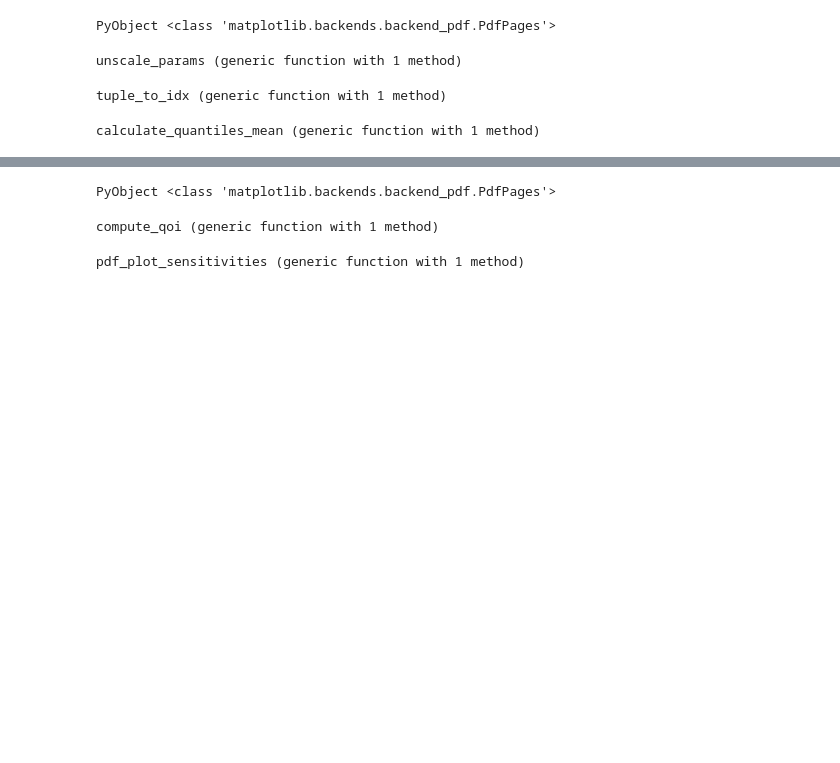
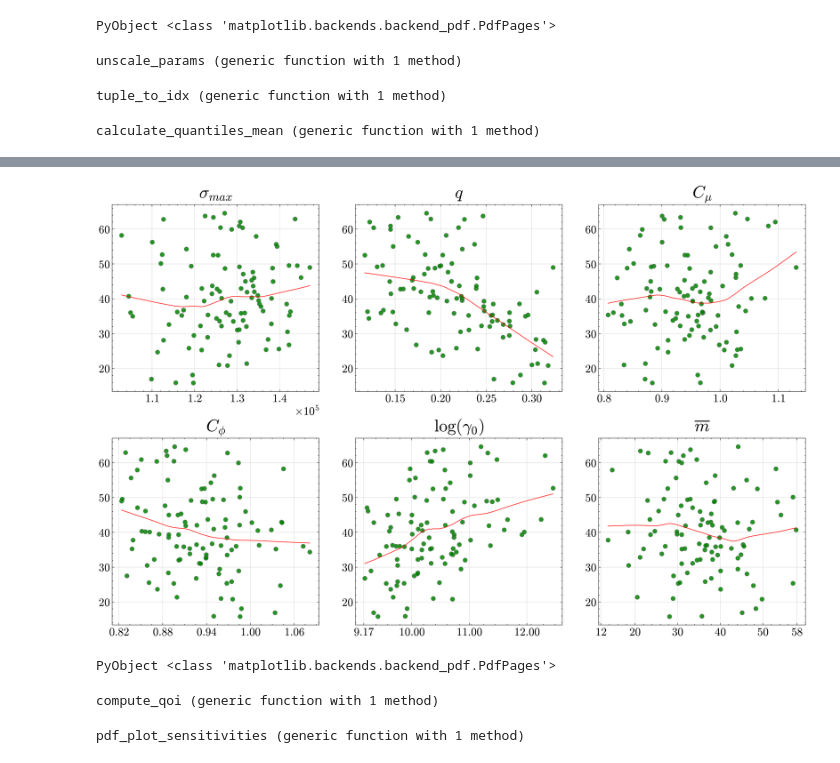
Before and after one commit to zlzerbe/Amery_Future_Learning_Study, a Jupyter notebook: Plotting_Notebooks/CH_Sensitivity_Plots.ipynb, the cells around one changed output, grey strips where cells are left out. Saved outputs shown, nothing was run; the diff lists cells and outputs as text; code cells hidden in the pictures; blank space fills up the shorter version.

```diff
--- a/Plotting_Notebooks/CH_Sensitivity_Plots.ipynb
+++ b/Plotting_Notebooks/CH_Sensitivity_Plots.ipynb
@@ -223,3 +164,62 @@ fig.savefig(output_file_name; bbox_inches="tight", dpi=300)
+# %%
+# --- plotting: 2×3 grid, one subplot per parameter ---
+fig, ax = PyPlot.subplots(nrows=2, ncols=3, figsize=(18, 11), dpi=300,
+    gridspec_kw=Dict("height_ratios"=>[1,1], "width_ratios"=>[1,1,1], "wspace"=>0.175, "hspace"=>0.25))
+
+FONTSIZE=20.5
+# fig.suptitle("Sea-level Contributions 90% Credible Interval Widths at $(chosen_year)"; fontsize=30, fontweight="bold", y=0.98)
+
+title_dict = Dict(1=>L"\sigma_{max}", 2=>L"q", 3=>L"C_{\mu}", 4=>L"C_{\phi}", 5=>L"\log(\gamma_0)", 6=>L"\overline{m}")
+tick_dict  = Dict(1=>[1.1e5,1.2e5,1.3e5,1.4e5],
+                  2=>[0.15,0.2,0.25,0.3],
+                  3=>[0.8,0.9,1,1.1],
+                  4=>[0.82,0.88,0.94,1,1.06],
+                  5=>[9.17,10,11,12],
+                  6=>[12,20,30,40,50,58])
+
+xlim_dict = Dict([1 => [1.02e5,1.485e5],
+                  2 => [0.108,0.333],
+                  3 => [0.78,1.148],
+                  4 => [0.81,1.095],
+                  5 => [9.05,12.6],
+                  6 => [10,60]])
+
+for j in 1:6
+    rI = (j-1) ÷ 3 + 1
+    cI = (j-1) % 3 + 1
+    axi = ax[rI, cI]
+
+    if j == 5
+        var = np.log(θ_mat[:, j])
+    else
+        var = θ_mat[:, j]
+    end
+
+    seaborn.regplot(x=var, y=widths, lowess=true,
+              scatter_kws=Dict("alpha"=>0.85, "s"=> SIZE*2, "color"=>DOTCOLOR,
+                                "edgecolor"=>EDGECOLOR, "linewidths"=>0.5,
+                                "plotnonfinite"=>false, "zorder"=>2),
+              line_kws=Dict("color" => "red", "lw" => 1, "alpha" => 0.8), ax=axi)
+
+
+    axi.set_title(string(title_dict[j]), fontsize=1.2*FONTSIZE, pad=10)
+    axi.ticklabel_format(style="sci", scilimits=(-2,2), useMathText=true)
+    axi.tick_params(axis="both", which="major", labelsize=FONTSIZE*0.8)
+    axi.xaxis.offsetText.set_fontsize(FONTSIZE*0.8)
+    axi.yaxis.offsetText.set_fontsize(FONTSIZE*0.8)
+    axi.set_xticks(tick_dict[j])
+    #axi.set_xlim(xlim_dict[j])
+    #axi.set_ylim([8.51,22])
+    #axi.set_yticks([10,15,20])
+    axi.locator_params(tight=true, nbins=6)
+    axi.grid(true, alpha=0.5, zorder=1)
+end
+
+mkpath(dirname(output_file_name))
+fig.savefig(output_file_name; bbox_inches="tight", dpi=300)
+# PyPlot.close(fig)
+# %% [output]
+[figure, added]
 # %%
 ##################################################################################################################
 ##################################################################################################################
```
Also changed, not shown: parts of 3 cells of this notebook, 17 other files.
